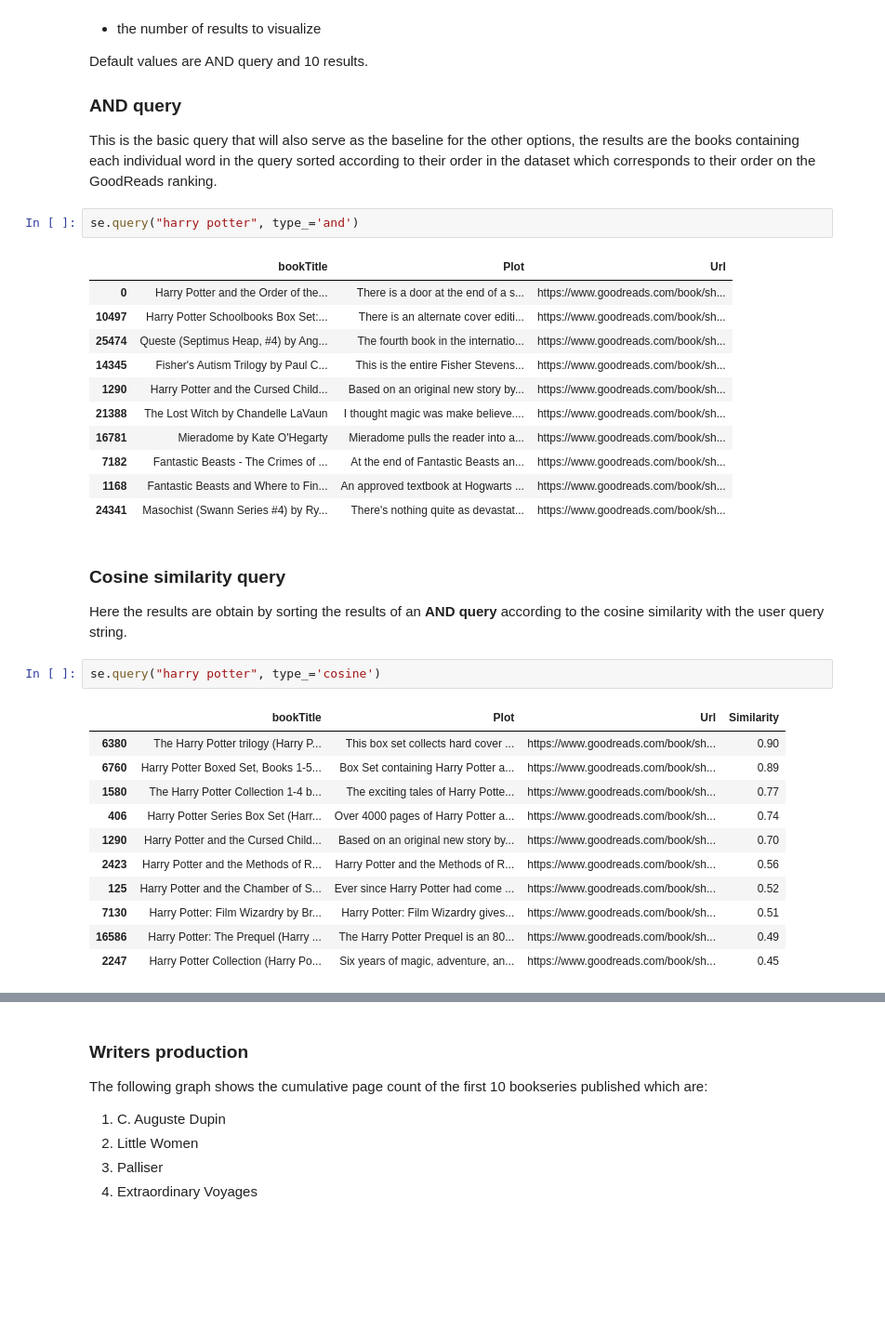
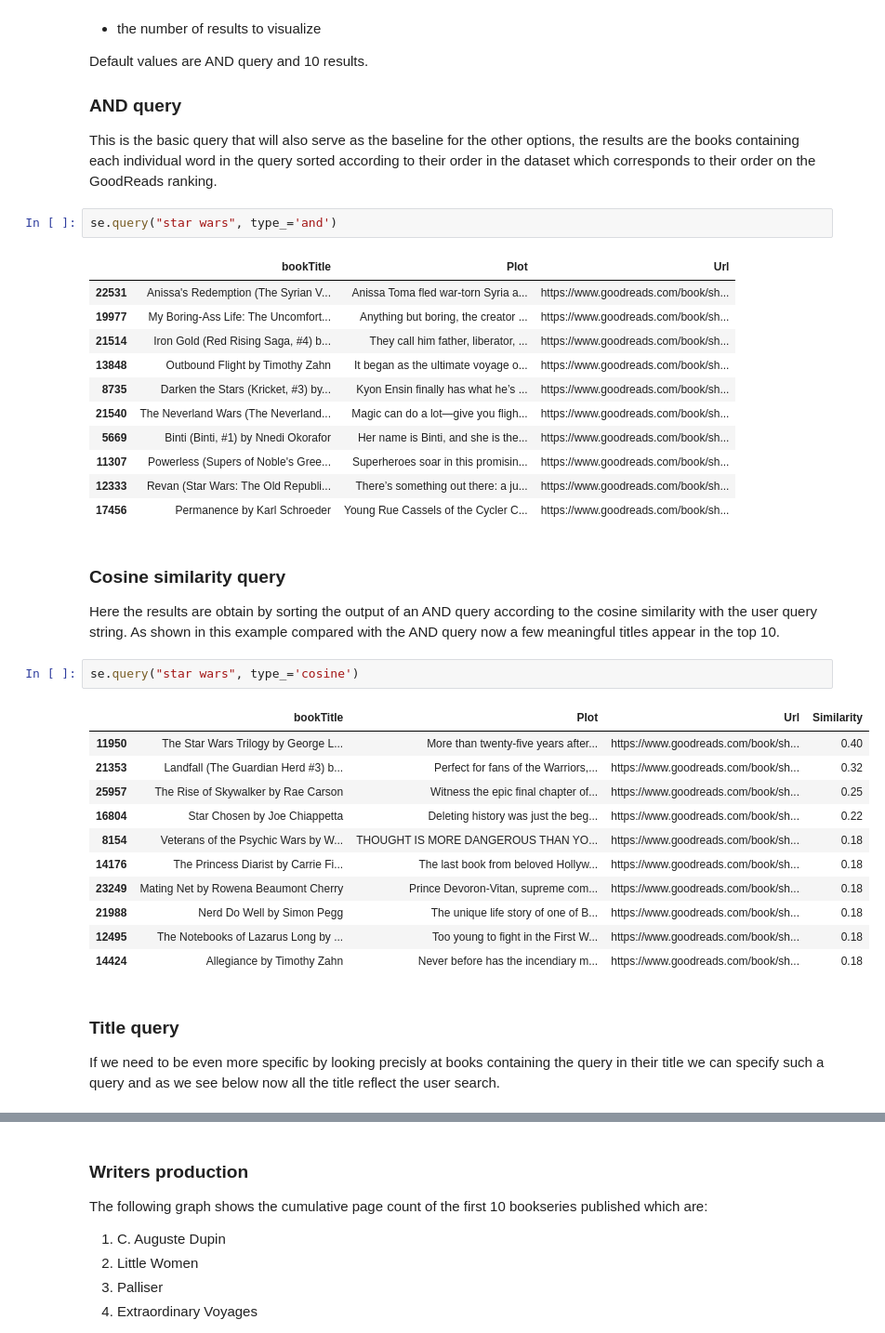
Before and after one commit to msterpa87/ADM-HW3, a Jupyter notebook: main.ipynb, the cells around one changed output, grey strips where cells are left out. Shown at 93% size. Saved outputs shown, nothing was run; the diff lists cells and outputs as text; blank space fills up the shorter version.

```diff
--- a/main.ipynb
+++ b/main.ipynb
@@ -25,35 +26,39 @@ Default values are AND query and 10 results.
 ### AND query
 This is the basic query that will also serve as the baseline for the other options, the results are the books containing each individual word in the query sorted according to their order in the dataset which corresponds to their order on the GoodReads ranking.
 # %%
-se.query("harry potter", type_='and')
+se.query("star wars", type_='and')
 # %% [output]
 |  | bookTitle | Plot | Url |
-| 0 | Harry Potter and the Order of the... | There is a door at the end of a s... | https://www.goodreads.com/book/sh... |
-| 10497 | Harry Potter Schoolbooks Box Set:... | There is an alternate cover editi... | https://www.goodreads.com/book/sh... |
-| 25474 | Queste (Septimus Heap, #4) by Ang... | The fourth book in the internatio... | https://www.goodreads.com/book/sh... |
-| 14345 | Fisher's Autism Trilogy by Paul C... | This is the entire Fisher Stevens... | https://www.goodreads.com/book/sh... |
-| 1290 | Harry Potter and the Cursed Child... | Based on an original new story by... | https://www.goodreads.com/book/sh... |
-| 21388 | The Lost Witch by Chandelle LaVaun | I thought magic was make believe.... | https://www.goodreads.com/book/sh... |
-| 16781 | Mieradome by Kate O'Hegarty | Mieradome pulls the reader into a... | https://www.goodreads.com/book/sh... |
-| 7182 | Fantastic Beasts - The Crimes of ... | At the end of Fantastic Beasts an... | https://www.goodreads.com/book/sh... |
-| 1168 | Fantastic Beasts and Where to Fin... | An approved textbook at Hogwarts ... | https://www.goodreads.com/book/sh... |
-| 24341 | Masochist (Swann Series #4) by Ry... | There's nothing quite as devastat... | https://www.goodreads.com/book/sh... |
+| 22531 | Anissa's Redemption (The Syrian V... | Anissa Toma fled war-torn Syria a... | https://www.goodreads.com/book/sh... |
+| 19977 | My Boring-Ass Life: The Uncomfort... | Anything but boring, the creator ... | https://www.goodreads.com/book/sh... |
+| 21514 | Iron Gold (Red Rising Saga, #4) b... | They call him father, liberator, ... | https://www.goodreads.com/book/sh... |
+| 13848 | Outbound Flight by Timothy Zahn | It began as the ultimate voyage o... | https://www.goodreads.com/book/sh... |
+| 8735 | Darken the Stars (Kricket, #3) by... | Kyon Ensin finally has what he’s ... | https://www.goodreads.com/book/sh... |
+| 21540 | The Neverland Wars (The Neverland... | Magic can do a lot—give you fligh... | https://www.goodreads.com/book/sh... |
+| 5669 | Binti (Binti, #1) by Nnedi Okorafor | Her name is Binti, and she is the... | https://www.goodreads.com/book/sh... |
+| 11307 | Powerless (Supers of Noble's Gree... | Superheroes soar in this promisin... | https://www.goodreads.com/book/sh... |
+| 12333 | Revan (Star Wars: The Old Republi... | There’s something out there: a ju... | https://www.goodreads.com/book/sh... |
+| 17456 | Permanence by Karl Schroeder | Young Rue Cassels of the Cycler C... | https://www.goodreads.com/book/sh... |
 # %% [markdown]
 ### Cosine similarity query
 
-Here the results are obtain by sorting the results of an **AND query** according to the cosine similarity with the user query string.
+Here the results are obtain by sorting the output of an AND query according to the cosine similarity with the user query string. As shown in this example compared with the AND query now a few meaningful titles appear in the top 10.
 # %%
-se.query("harry potter", type_='cosine')
+se.query("star wars", type_='cosine')
 # %% [output]
 |  | bookTitle | Plot | Url | Similarity |
-| 6380 | The Harry Potter trilogy (Harry P... | This box set collects hard cover ... | https://www.goodreads.com/book/sh... | 0.90 |
-| 6760 | Harry Potter Boxed Set, Books 1-5... | Box Set containing Harry Potter a... | https://www.goodreads.com/book/sh... | 0.89 |
-| 1580 | The Harry Potter Collection 1-4 b... | The exciting tales of Harry Potte... | https://www.goodreads.com/book/sh... | 0.77 |
-| 406 | Harry Potter Series Box Set (Harr... | Over 4000 pages of Harry Potter a... | https://www.goodreads.com/book/sh... | 0.74 |
-| 1290 | Harry Potter and the Cursed Child... | Based on an original new story by... | https://www.goodreads.com/book/sh... | 0.70 |
-| 2423 | Harry Potter and the Methods of R... | Harry Potter and the Methods of R... | https://www.goodreads.com/book/sh... | 0.56 |
-| 125 | Harry Potter and the Chamber of S... | Ever since Harry Potter had come ... | https://www.goodreads.com/book/sh... | 0.52 |
-| 7130 | Harry Potter: Film Wizardry by Br... | Harry Potter: Film Wizardry gives... | https://www.goodreads.com/book/sh... | 0.51 |
-| 16586 | Harry Potter: The Prequel (Harry ... | The Harry Potter Prequel is an 80... | https://www.goodreads.com/book/sh... | 0.49 |
-| 2247 | Harry Potter Collection (Harry Po... | Six years of magic, adventure, an... | https://www.goodreads.com/book/sh... | 0.45 |
+| 11950 | The Star Wars Trilogy by George L... | More than twenty-five years after... | https://www.goodreads.com/book/sh... | 0.40 |
+| 21353 | Landfall (The Guardian Herd #3) b... | Perfect for fans of the Warriors,... | https://www.goodreads.com/book/sh... | 0.32 |
+| 25957 | The Rise of Skywalker by Rae Carson | Witness the epic final chapter of... | https://www.goodreads.com/book/sh... | 0.25 |
+| 16804 | Star Chosen by Joe Chiappetta | Deleting history was just the beg... | https://www.goodreads.com/book/sh... | 0.22 |
+| 8154 | Veterans of the Psychic Wars by W... | THOUGHT IS MORE DANGEROUS THAN YO... | https://www.goodreads.com/book/sh... | 0.18 |
+| 14176 | The Princess Diarist by Carrie Fi... | The last book from beloved Hollyw... | https://www.goodreads.com/book/sh... | 0.18 |
+| 23249 | Mating Net by Rowena Beaumont Cherry | Prince Devoron-Vitan, supreme com... | https://www.goodreads.com/book/sh... | 0.18 |
+| 21988 | Nerd Do Well by Simon Pegg | The unique life story of one of B... | https://www.goodreads.com/book/sh... | 0.18 |
+| 12495 | The Notebooks of Lazarus Long by ... | Too young to fight in the First W... | https://www.goodreads.com/book/sh... | 0.18 |
+| 14424 | Allegiance by Timothy Zahn | Never before has the incendiary m... | https://www.goodreads.com/book/sh... | 0.18 |
+# %% [markdown]
+### Title query
+
+If we need to be even more specific by looking precisly at books containing the query in their title we can specify such a query and as we see below now all the title reflect the user search.
 # %%
```
Also changed, not shown: parts of 6 cells of this notebook, 1 other file.
